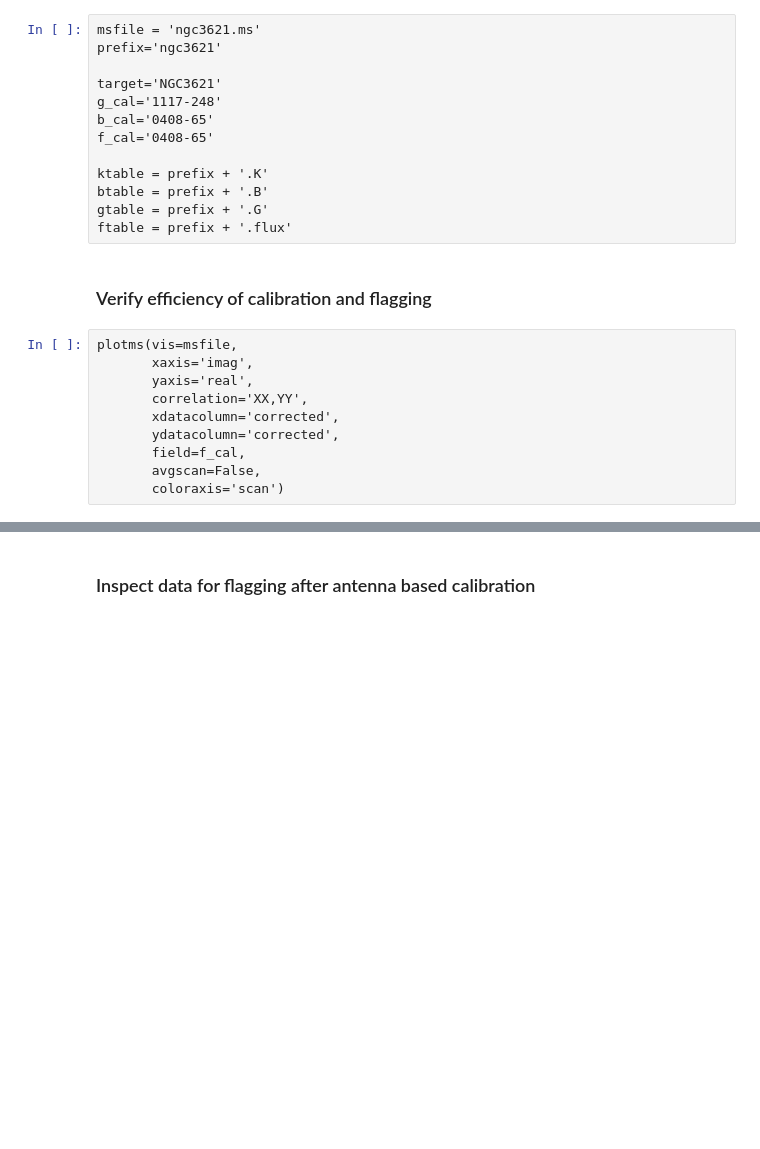
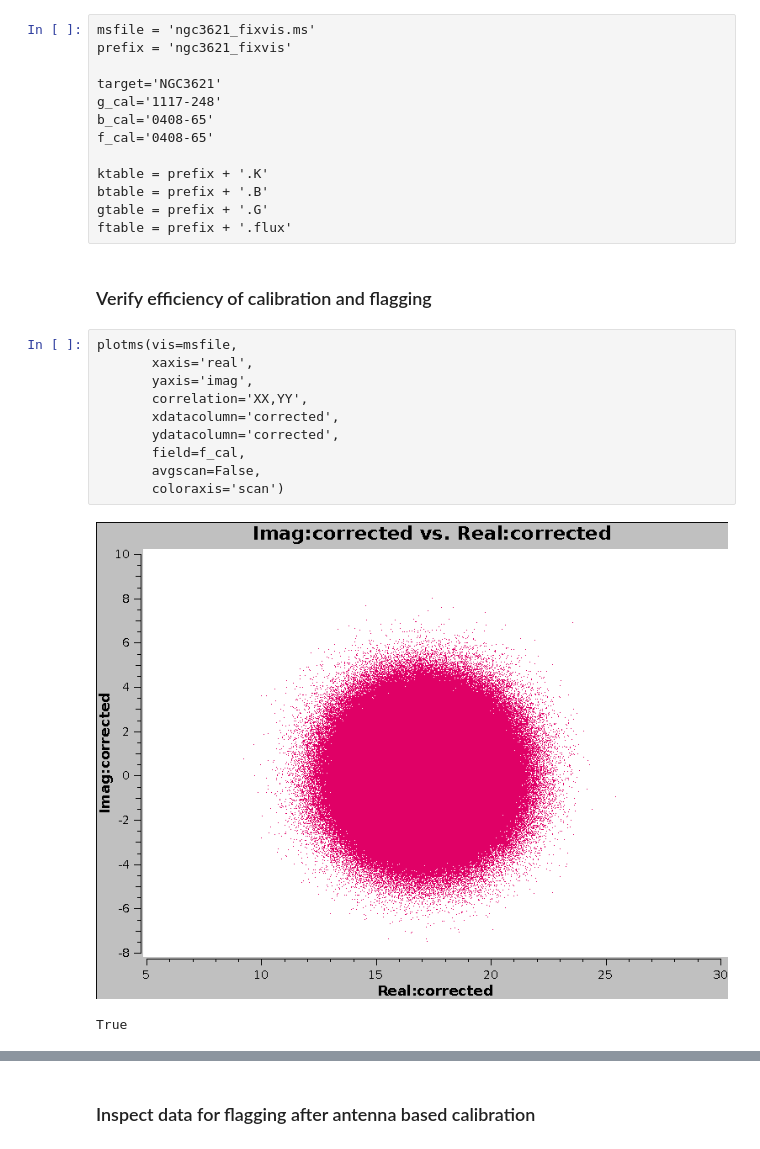
Before and after one commit to ska-sa/MeerKAT-Cookbook, a Jupyter notebook: casa/Verify calibrated data and calibrate target.ipynb, the cells around one changed output, grey strips where cells are left out. Cells and saved outputs as stored; diff of their text form; blank space fills up the shorter version.

```diff
--- a/casa/Verify calibrated data and calibrate target.ipynb
+++ b/casa/Verify calibrated data and calibrate target.ipynb
@@ -1,6 +1,6 @@
 # %%
-msfile = 'ngc3621.ms'
-prefix='ngc3621'
+msfile = 'ngc3621_fixvis.ms'
+prefix = 'ngc3621_fixvis'
 
 target='NGC3621'
 g_cal='1117-248'
@@ -15,11 +15,14 @@ ftable = prefix + '.flux'
 ### Verify efficiency of calibration and flagging
 # %%
 plotms(vis=msfile,
-       xaxis='imag',
-       yaxis='real',
+       xaxis='real',
+       yaxis='imag',
        correlation='XX,YY',
        xdatacolumn='corrected',
        ydatacolumn='corrected',
        field=f_cal,
        avgscan=False,
        coloraxis='scan')
+# %% [output]
+[figure, added]
+True
```
Also changed, not shown: parts of 23 cells of this notebook.
